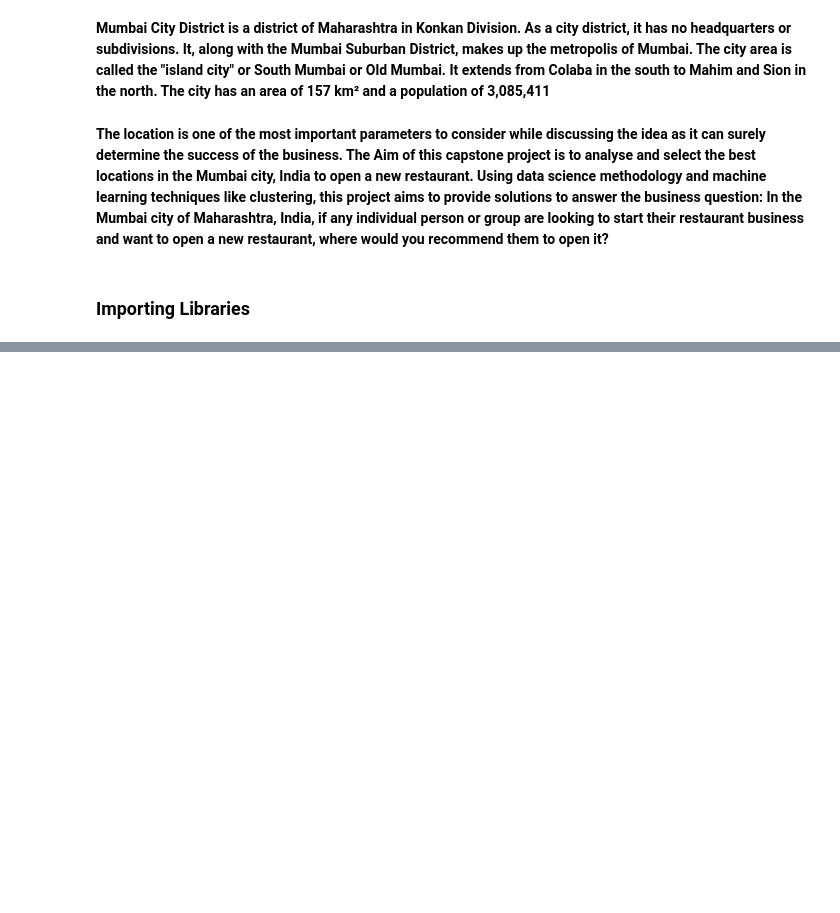
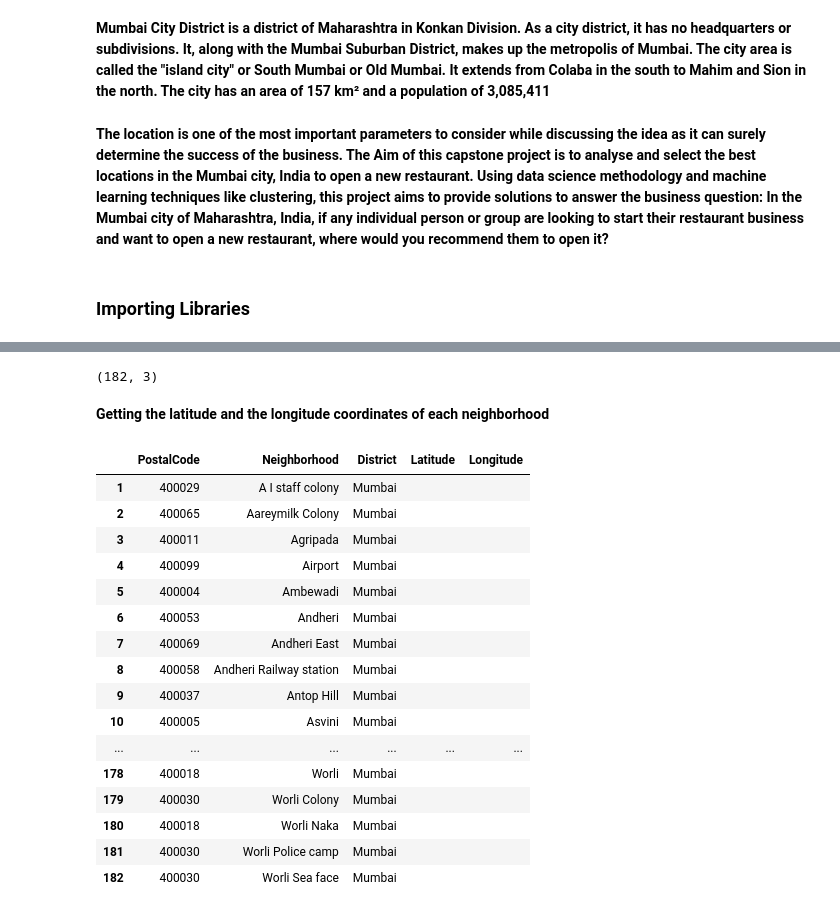
Before and after one commit to uniyalvipin/Coursera_Capstone, a Jupyter notebook: The Battle of Neighbourhoods.ipynb, the cells around one changed output, grey strips where cells are left out. Saved outputs shown, nothing was run; the diff lists cells and outputs as text; code cells hidden in the pictures; blank space fills up the shorter version.

```diff
--- a/The Battle of Neighbourhoods.ipynb
+++ b/The Battle of Neighbourhoods.ipynb
@@ -58,0 +77,14 @@ print('Libraries imported.')
+# %%
+right_table=soup.find('table')
+# %%
+# loop through the rows, we know there are 3 columns
+A=[]
+B=[]
+C=[]
+
+for row in right_table.findAll('tr'):
+    cells=row.findAll('td')
+    if len(cells)==4:
+        A.append(cells[0].find(text=True).strip(' '))
+        B.append(cells[1].find(text=True).strip(' '))
+        C.append(cells[3].find(text=True).strip(' '))
@@ -58,0 +93,6 @@ print('Libraries imported.')
+# %%
+# creating pandas dataframe and putting the values of A,B,C in it
+df=pd.DataFrame()
+df['PostalCode']=B
+df['Neighborhood']=A
+df['District']=C
@@ -58,0 +119,2 @@ print('Libraries imported.')
+# %%
+df.drop(df.index[0], inplace=True)
@@ -58,0 +141,30 @@ print('Libraries imported.')
+# %%
+# shape of dataframe
+print(df.shape)
+# %% [output]
+(182, 3)
+# %% [markdown]
+<b>Getting the latitude and the longitude coordinates of each neighborhood
+# %%
+df1=df
+df1['Latitude']=''
+df1['Longitude']=''
+df1
+# %% [output]
+|  | PostalCode | Neighborhood | District | Latitude | Longitude |
+| 1 | 400029 | A I staff colony | Mumbai |  |  |
+| 2 | 400065 | Aareymilk Colony | Mumbai |  |  |
+| 3 | 400011 | Agripada | Mumbai |  |  |
+| 4 | 400099 | Airport | Mumbai |  |  |
+| 5 | 400004 | Ambewadi | Mumbai |  |  |
+| 6 | 400053 | Andheri | Mumbai |  |  |
+| 7 | 400069 | Andheri East | Mumbai |  |  |
+| 8 | 400058 | Andheri Railway station | Mumbai |  |  |
+| 9 | 400037 | Antop Hill | Mumbai |  |  |
+| 10 | 400005 | Asvini | Mumbai |  |  |
+| ... | ... | ... | ... | ... | ... |
+| 178 | 400018 | Worli | Mumbai |  |  |
+| 179 | 400030 | Worli Colony | Mumbai |  |  |
+| 180 | 400018 | Worli Naka | Mumbai |  |  |
+| 181 | 400030 | Worli Police camp | Mumbai |  |  |
+| 182 | 400030 | Worli Sea face | Mumbai |  |  |
```
Also changed, not shown: parts of 61 cells of this notebook.
